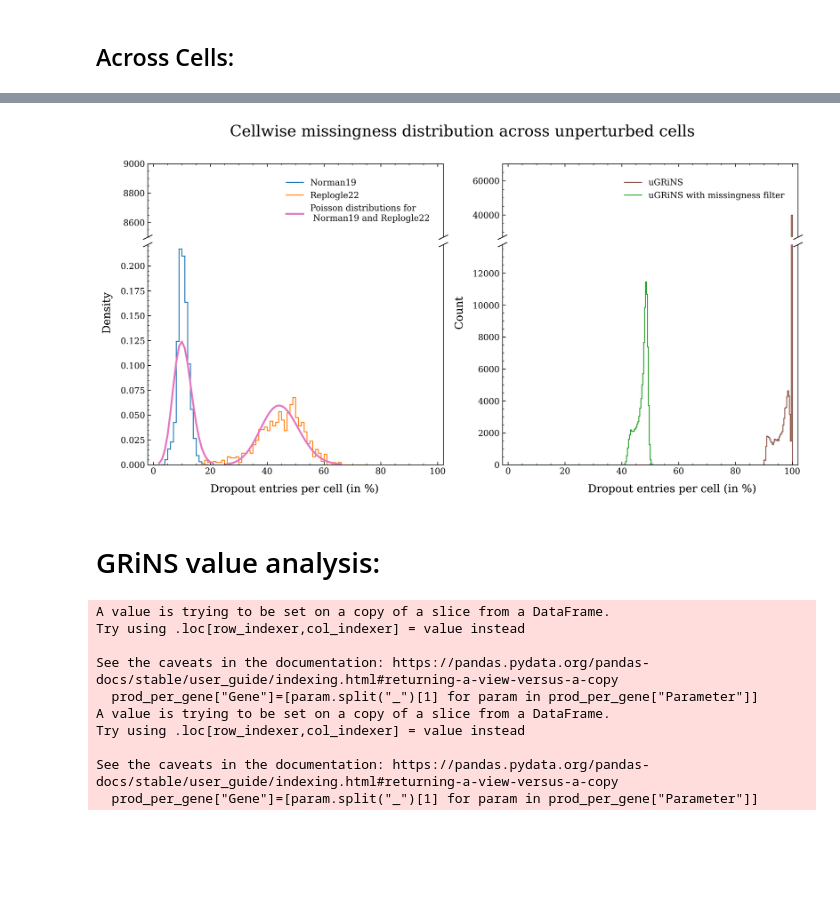
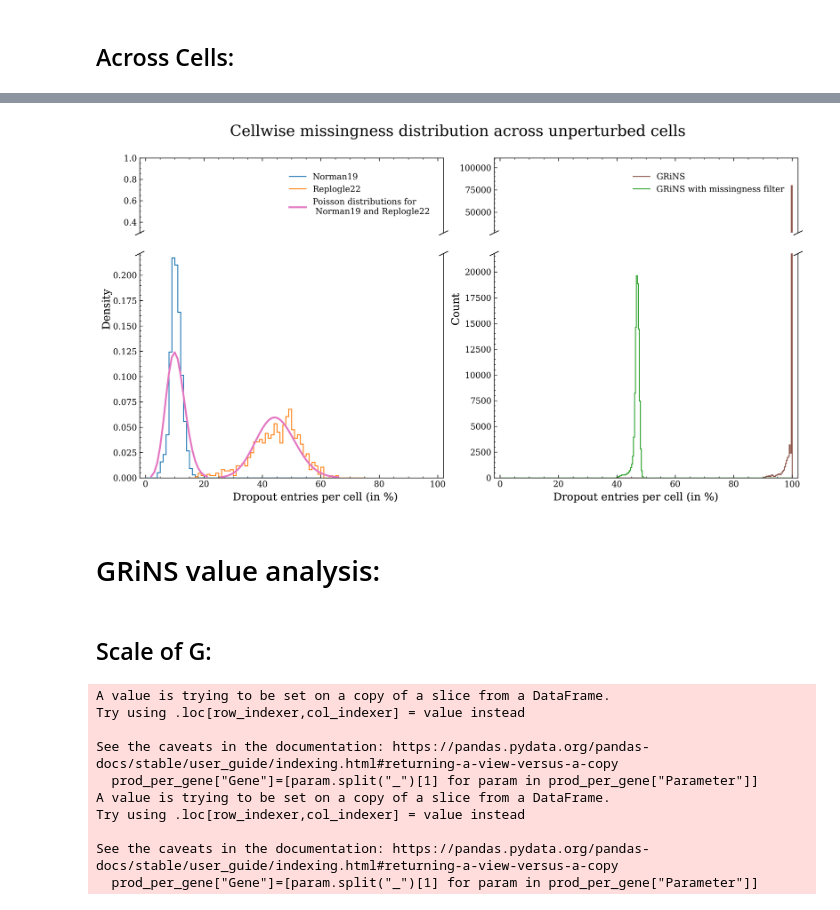
Before and after one commit to GeorgSommerer/bsc_thesis_pGRiNS, a Jupyter notebook: Analysis/plot_stuff.ipynb, the cells around one changed output, grey strips where cells are left out. Drawn from its saved outputs; the diff is of its cells as text; code cells hidden in the pictures; blank space fills up the shorter version.

```diff
--- a/Analysis/plot_stuff.ipynb
+++ b/Analysis/plot_stuff.ipynb
@@ -37,11 +43,11 @@ There are 12603294 zero entries (2.343% of all entries), 7 genes with more than
 Create AnnData object...
 # %%
-grins_data = sc.read_h5ad(f"Data/Projects/{grn_file}/001/perturb_norm_ctrl.h5ad")
+grins_data = sc.read_h5ad(f"../Data/Projects/{grn_file}/001/perturb_norm_ctrl.h5ad")
 #grins_data = grins_data[grins_data.obs["perturbation"]=="ctrl"]
 # %% [markdown]
 # Control Data Comparison:
 # %%
 cs = [0,1,2]
-names = ["Norman19","Replogle22","uGRiNS with missingness filter"]
+names = ["Norman19","Replogle22","GRiNS with missingness filter"]
 data = [norman_data,replogle_data,grins_data]
 # %%
@@ -112,5 +110,5 @@ plt.show()
 # %%
-fig, axs = plt.subplots(2, 2, sharex="col",figsize=(17,7),dpi=300,height_ratios=[1,2])
+fig, axs = plt.subplots(2, 2, sharex="col",figsize=(13,7),dpi=300,height_ratios=[1,2])
 fig.subplots_adjust(hspace=0.05)  # adjust space between Axes
 
 bins = 100
@@ -140,10 +138,10 @@ for j in range(2):
         ax1.plot(np.linspace(0,100,1000),replogle_scaling_factor*pdf_fitted,color=prop_cycle[6],lw=2*lw,label=f"Exponential Distribution \n(λ=1/{np.round(pdf_mean,2)}, scaled to fit Replogle22)")
 
     else:
-        ax1.stairs(grins_y,grins_x, label="uGRiNS",color=prop_cycle[5],lw=lw)
+        ax1.stairs(grins_y,grins_x, label="GRiNS",color=prop_cycle[5],lw=lw)
         ax2.stairs(grins_y,grins_x,color=prop_cycle[5],lw=lw)
 
-        ax1.stairs(miss_grins_y,miss_grins_x, label="uGRiNS with missingness filter",color=prop_cycle[2],lw=lw)
+        ax1.stairs(miss_grins_y,miss_grins_x, label="GRiNS with missingness filter",color=prop_cycle[2],lw=lw)
         ax2.stairs(miss_grins_y,miss_grins_x,color=prop_cycle[2],lw=lw)
 
 
@@ -162,11 +160,12 @@ for j in range(2):
     ax1.plot([0, 1], [0, 0], transform=ax1.transAxes, **kwargs)
     ax2.plot([0, 1], [1, 1], transform=ax2.transAxes, **kwargs)
 
-    fig.text(0.3, 0.04, '1 - dropout entries per gene (in %)', ha='center')
-    fig.text(0.75, 0.04, '1 - dropout entries per gene (in %)', ha='center')
-    fig.text(0.07, 0.5, 'Count', va='center', rotation='vertical')
+    fig.text(0.3, 0, '1 - dropout entries per gene (in %)', ha='center')
+    fig.text(0.75, 0, '1 - dropout entries per gene (in %)', ha='center')
+    fig.text(0, 0.5, 'Count', va='center', rotation='vertical')
     ax1.legend(loc="upper right",bbox_to_anchor=(0.98,0.9))
     plt.suptitle("Genewise missingness distribution across unperturbed cells")
-plt.savefig(f"Prep_Data/Plots/{grn_file}/missingness_genewise.png")
+plt.tight_layout()
+plt.savefig(f"../Prep_Data/Plots/{grn_file}/missingness_genewise.png")
 plt.show()
 # %% [output]
@@ -175,7 +174,7 @@ plt.show()
 ## Across Cells:
 # %%
 cs = [0,1,2,5]
-names = ["Norman19","Replogle22","uGRiNS with missingness filter","uGRiNS"]
+names = ["Norman19","Replogle22","GRiNS with missingness filter","GRiNS"]
 data = [norman_data,replogle_data,grins_data, grins_data_full]
 # %%
 pps = [sm.ProbPlot(norman_data.obs["n_genes_by_counts"], fit=True),
@@ -202,5 +201,5 @@ plt.show()
 # %%
-fig, axs = plt.subplots(2, 2, sharex="col",figsize=(15,7),dpi=300,height_ratios=[1,3])
+fig, axs = plt.subplots(2, 2, sharex="col",figsize=(13,7),dpi=300,height_ratios=[1,3])
 fig.subplots_adjust(hspace=0.05)  # adjust space between Axes
 
 bins = 60
@@ -233,42 +232,43 @@ for j in range(2):
         ax1.plot(rep_poisx,rep_pois,color=prop_cycle[6],lw=2*lw)
         ax2.plot(rep_poisx,rep_pois,color=prop_cycle[6],lw=2*lw)
 
 
     else:
-        ax1.stairs(grins_y,grins_x, label="uGRiNS",color=prop_cycle[5],lw=lw)
+        ax1.stairs(grins_y,grins_x, label="GRiNS",color=prop_cycle[5],lw=lw)
         ax2.stairs(grins_y,grins_x,color=prop_cycle[5],lw=lw)
 
-        ax1.stairs(miss_grins_y,miss_grins_x, label="uGRiNS with missingness filter",color=prop_cycle[2],lw=lw)
+        ax1.stairs(miss_grins_y,miss_grins_x, label="GRiNS with missingness filter",color=prop_cycle[2],lw=lw)
         ax2.stairs(miss_grins_y,miss_grins_x,color=prop_cycle[2],lw=lw)
 
     if j == 1:
-        ax2.set_ylim(0,13800)
-        ax1.set_ylim(27000,70000)
+        ax2.set_ylim(0,21800)
+        ax1.set_ylim(27000,111000)
     else:
-        ax1.set_ylim(8500,9000)
+        ax1.set_ylim(0.3,1)
     ax1.set_xlim(-2,102)
 
     ax1.spines.bottom.set_visible(False)
     ax2.spines.top.set_visible(False)
     ax1.xaxis.tick_top()
     ax1.tick_params(labeltop=False)  # don't put tick labels at the top
     ax2.xaxis.tick_bottom()
     #if j == 1:
     d = .5  # proportion of vertical to horizontal extent of the slanted line
     kwargs = dict(marker=[(-1, -d), (1, d)], markersize=12,
                 linestyle="none", color='k', mec='k', mew=1, clip_on=False)
     ax1.plot([0, 1], [0, 0], transform=ax1.transAxes, **kwargs)
     ax2.plot([0, 1], [1, 1], transform=ax2.transAxes, **kwargs)
 
-    fig.text(0.3, 0.04, 'Dropout entries per cell (in %)', ha='center')
-    fig.text(0.75, 0.04, 'Dropout entries per cell (in %)', ha='center')
-    fig.text(0.07, 0.5, 'Density', va='center', rotation='vertical')
+    fig.text(0.3, 0, 'Dropout entries per cell (in %)', ha='center')
+    fig.text(0.75, 0, 'Dropout entries per cell (in %)', ha='center')
+    fig.text(0, 0.5, 'Density', va='center', rotation='vertical')
     fig.text(0.49, 0.5, 'Count', va='center', rotation='vertical')
     ax1.legend(loc="upper right",bbox_to_anchor=(0.98,0.9))
     plt.suptitle("Cellwise missingness distribution across unperturbed cells")
-plt.savefig(f"Prep_Data/Plots/{grn_file}/missingness_cellwise.png")
+plt.tight_layout()
+plt.savefig(f"../Prep_Data/Plots/{grn_file}/missingness_cellwise.png")
 plt.show()
 # %% [output]
-[figure, old version]
+[figure, new version]
 # %% [markdown]
 # GRiNS value analysis:
@@ -277,3 +275,5 @@ grn_file = "KeggoRo_0206"
+# %% [markdown]
+## Scale of G:
 # %%
 param_ranges = pd.read_csv(f"../Data/SimulResults_Racipe/{grn_file}/001/{grn_file}_param_range_001.csv",sep="\t")
 grn = pd.read_csv(f"../Data/Projects/{grn_file}/{grn_file}.topo",sep=" ")
```
Also changed, not shown: parts of 18 cells of this notebook, 27 other files.
